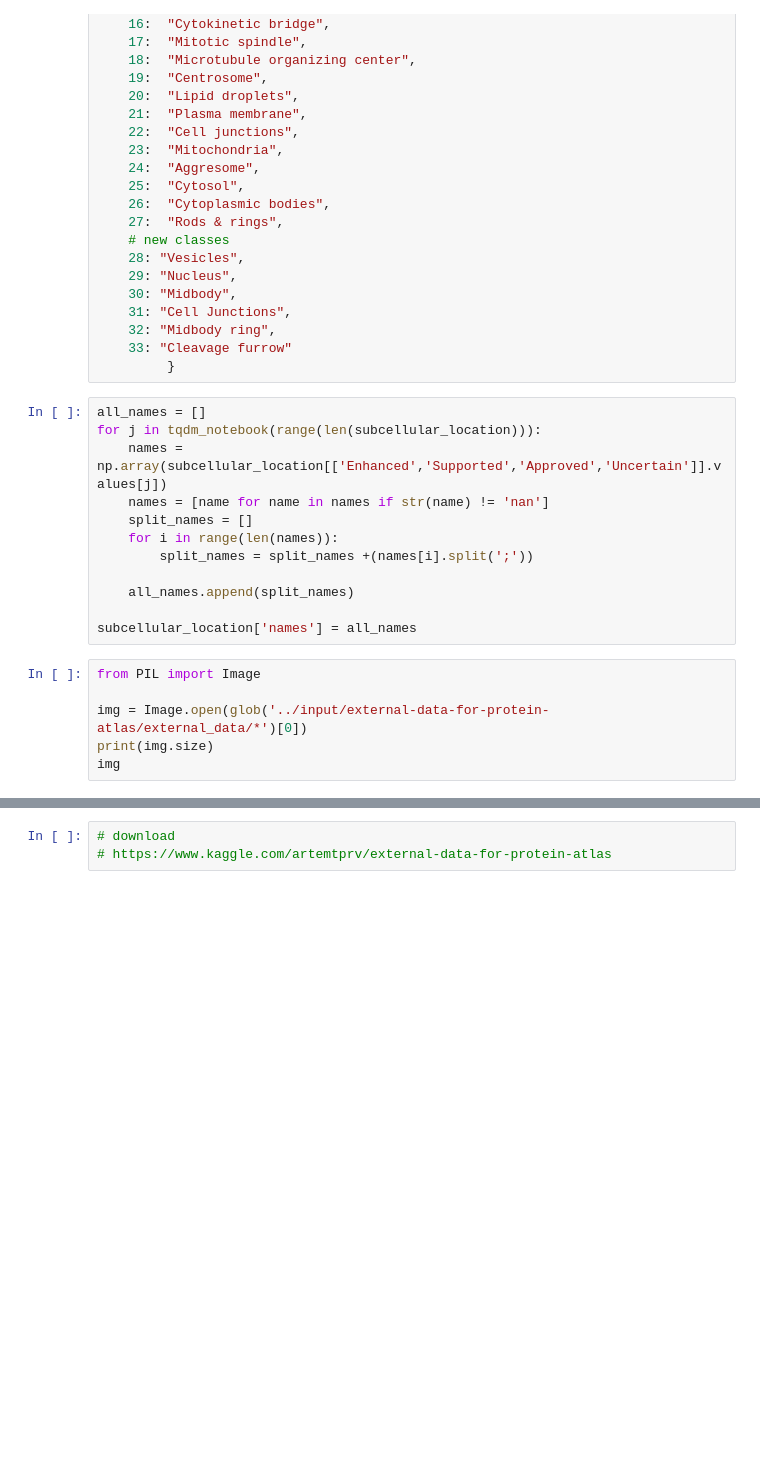
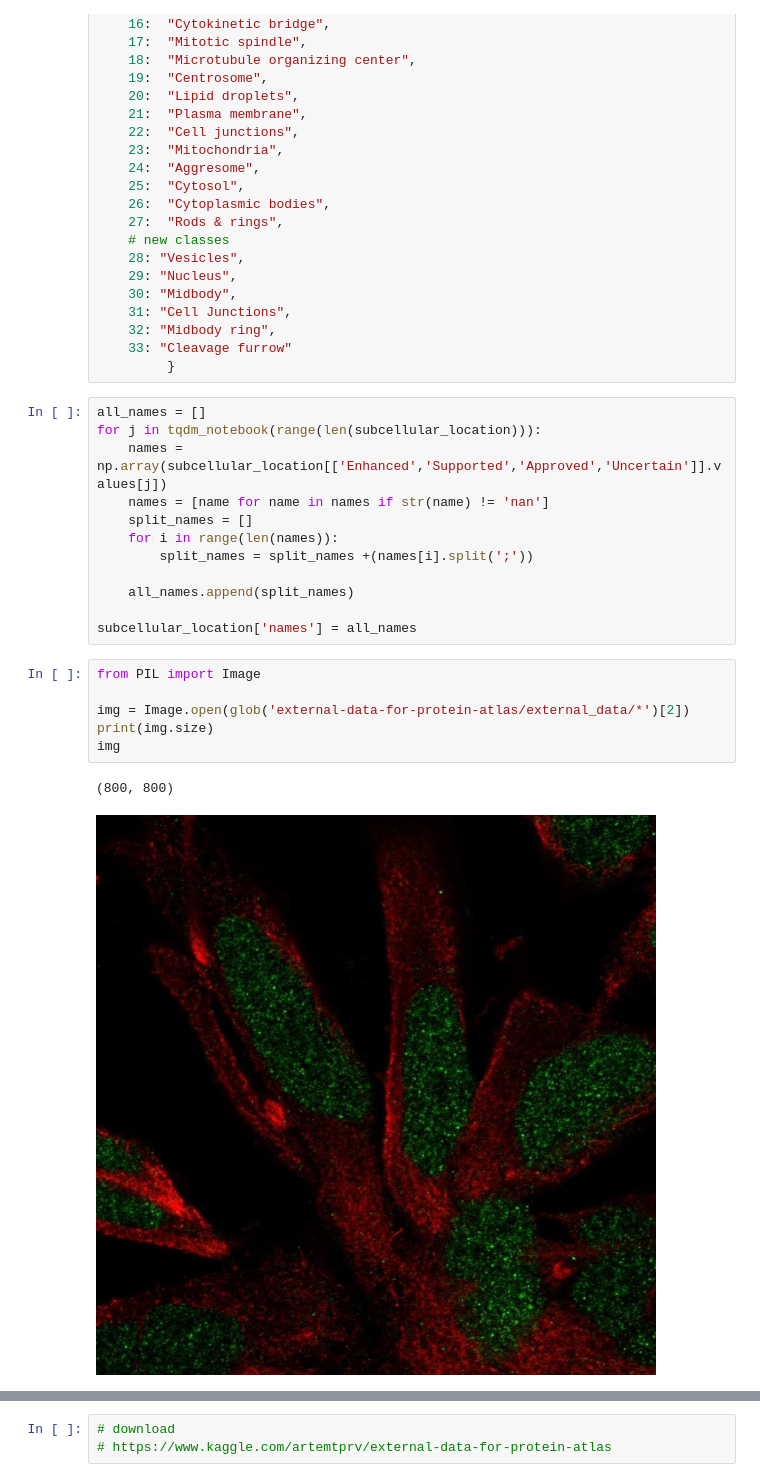
Before and after one commit to MadisLemsalu/HPA, a Jupyter notebook: load external data v2.ipynb, the cells around one changed output, grey strips where cells are left out. Saved outputs shown, nothing was run; the diff lists cells and outputs as text; blank space fills up the shorter version.

```diff
--- a/load external data v2.ipynb
+++ b/load external data v2.ipynb
@@ -151,9 +169,12 @@ subcellular_location['names'] = all_names
 # %%
 from PIL import Image
 
-img = Image.open(glob('../input/external-data-for-protein-atlas/external_data/*')[0])
+img = Image.open(glob('external-data-for-protein-atlas/external_data/*')[2])
 print(img.size)
 img
+# %% [output]
+(800, 800)
+[figure, added]
 # %%
 #only old names
 data = []
```
Also changed, not shown: parts of 7 cells of this notebook, 6 other files.
